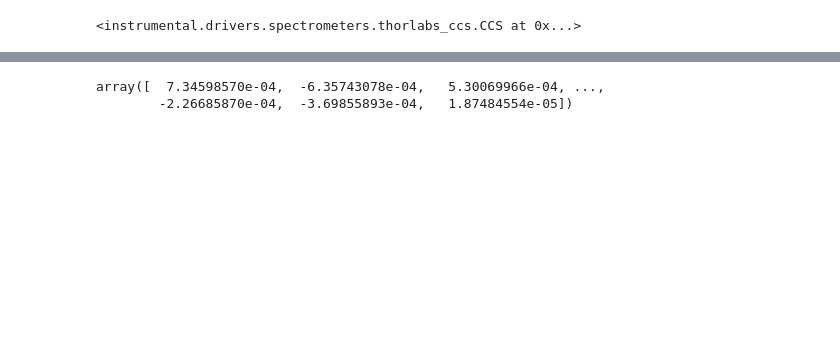
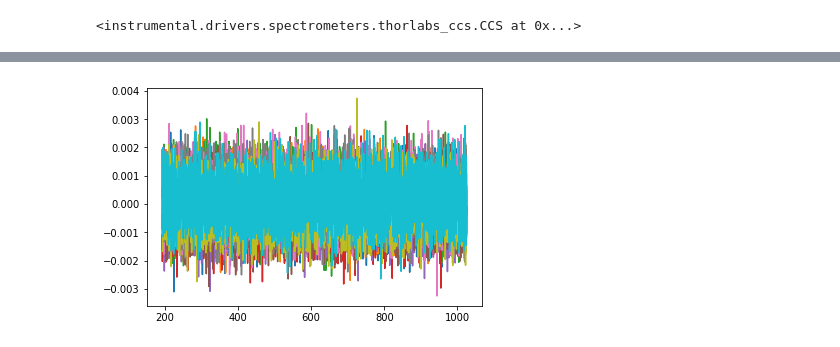
Before and after one commit to jrr1984/Prototipo0_S-D_SpectralGUI, a Jupyter notebook: syst/ccs200m.ipynb, the cells around one changed output, grey strips where cells are left out. Drawn from its saved outputs; the diff is of its cells as text; code cells hidden in the pictures; blank space fills up the shorter version.

```diff
--- a/syst/ccs200m.ipynb
+++ b/syst/ccs200m.ipynb
@@ -42 +38,11 @@ True
+# %%
+long_de_onda=[]
+intensidad=[]
+for i in range(10):
+    y,x = ccs.alternative_take_data(integration_time=None, num_avg=1, use_background=False)
+    plt.plot(x,y)
+    long_de_onda.append(x)
+    intensidad.append(y)
+# %% [output]
+[figure, added]
 # %%
@@ -44,5 +49,0 @@ ccs.stop_and_clear()
-# %%
-ccs.get_scan_data()
-# %% [output]
-array([  7.34598570e-04,  -6.35743078e-04,   5.30069966e-04, ...,
-        -2.26685870e-04,  -3.69855893e-04,   1.87484554e-05])
```
Also changed, not shown: parts of 14 cells of this notebook, 13 other files.
